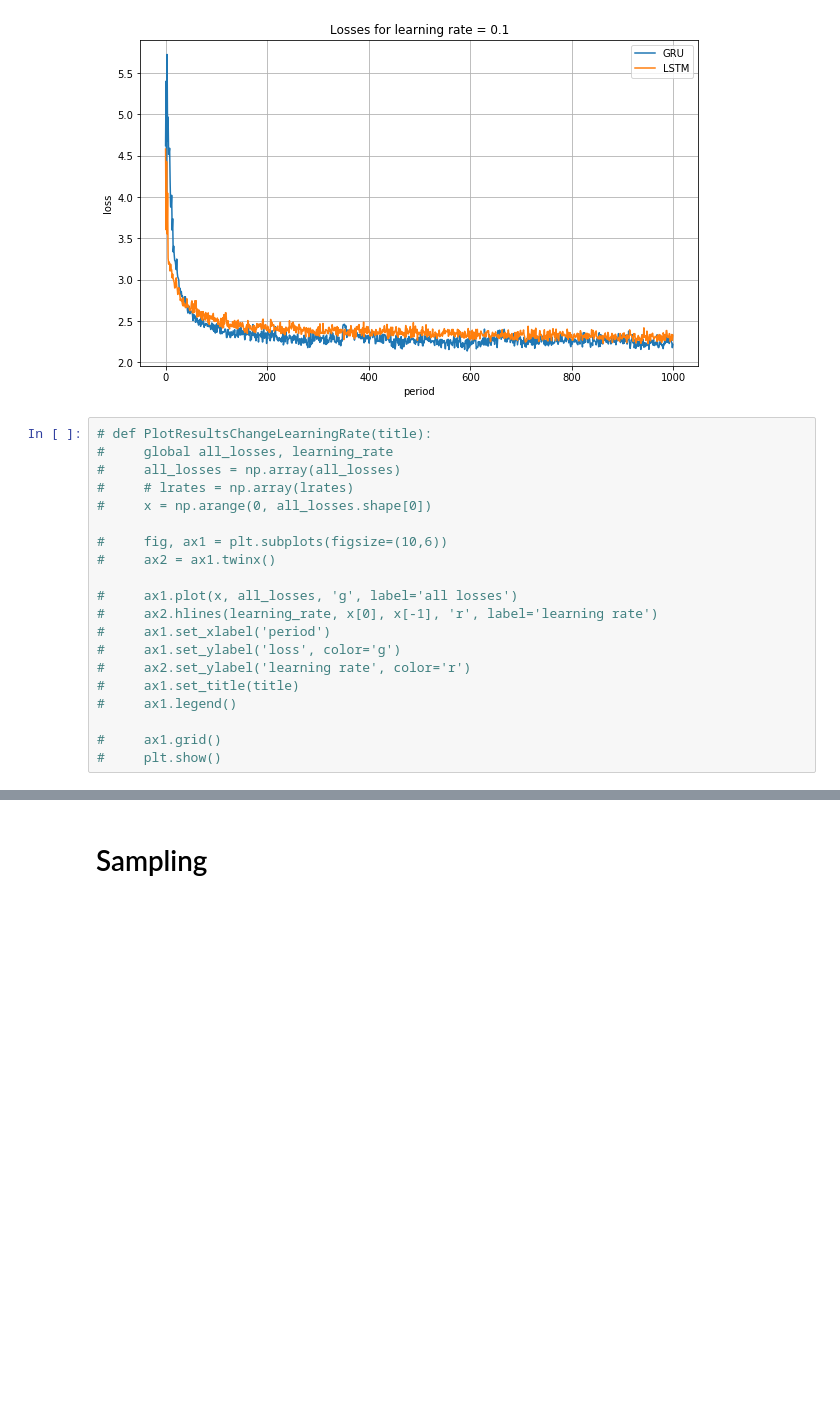
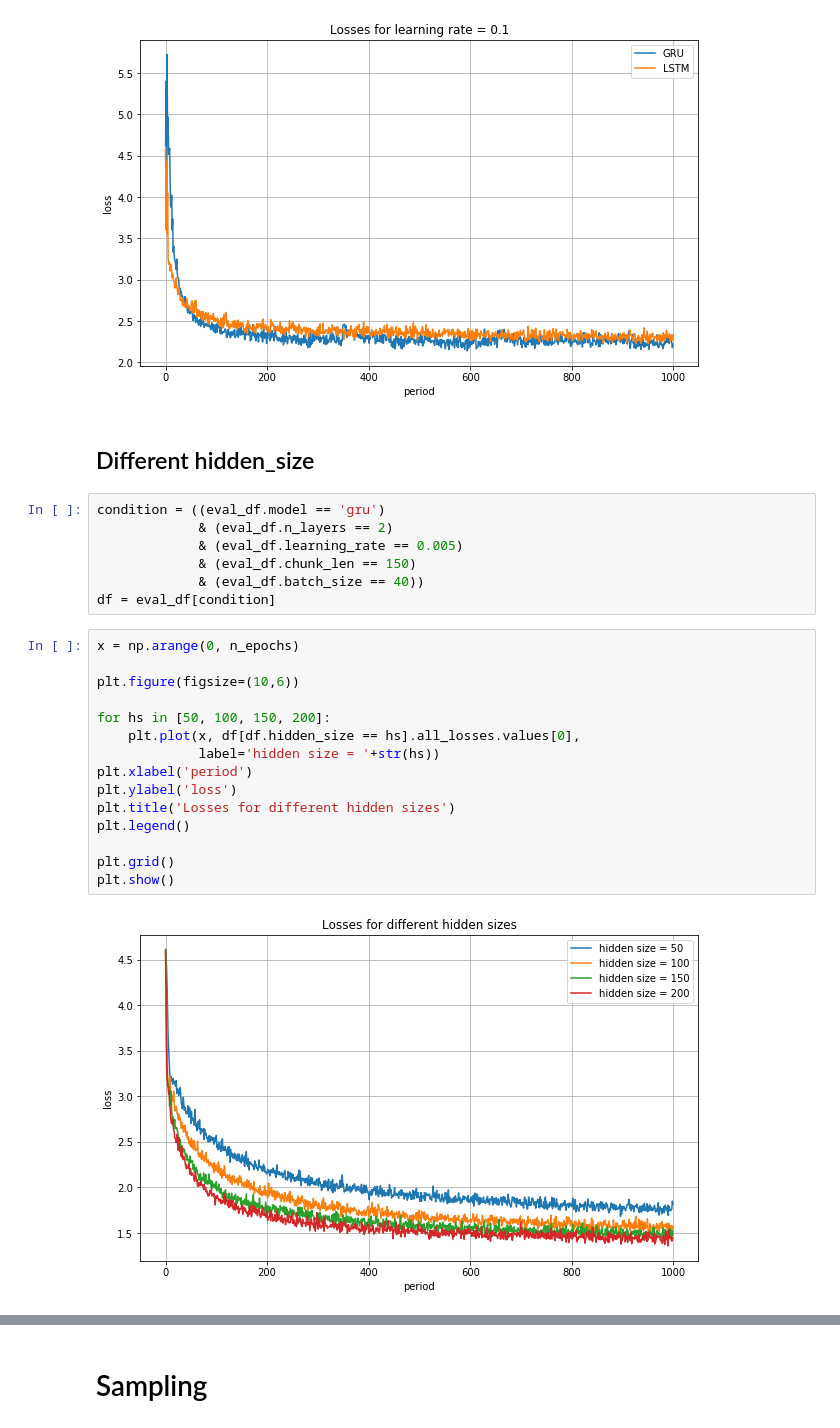
Before and after one commit to mmarinated/pTSAFall2018, a Jupyter notebook: labs/lab8/lab-8-student-mz2476.ipynb, the cells around one changed output, grey strips where cells are left out. Saved outputs shown, nothing was run; the diff lists cells and outputs as text; blank space fills up the shorter version.

```diff
--- a/labs/lab8/lab-8-student-mz2476.ipynb
+++ b/labs/lab8/lab-8-student-mz2476.ipynb
@@ -373,23 +384,29 @@ for lr in [0.005, 0.01, 0.1]:
 [figure]
 [figure]
 [figure]
-# %%
-# def PlotResultsChangeLearningRate(title):
-#     global all_losses, learning_rate
-#     all_losses = np.array(all_losses)
-#     # lrates = np.array(lrates)
-#     x = np.arange(0, all_losses.shape[0])
-
-#     fig, ax1 = plt.subplots(figsize=(10,6))
-#     ax2 = ax1.twinx()
-
-#     ax1.plot(x, all_losses, 'g', label='all losses')
-#     ax2.hlines(learning_rate, x[0], x[-1], 'r', label='learning rate')
-#     ax1.set_xlabel('period')
-#     ax1.set_ylabel('loss', color='g')
-#     ax2.set_ylabel('learning rate', color='r')
-#     ax1.set_title(title)
-#     ax1.legend()
-
-#     ax1.grid()
-#     plt.show()
+# %% [markdown]
+## Different hidden_size
+# %%
+condition = ((eval_df.model == 'gru')
+             & (eval_df.n_layers == 2)
+             & (eval_df.learning_rate == 0.005)
+             & (eval_df.chunk_len == 150)
+             & (eval_df.batch_size == 40))
+df = eval_df[condition]
+# %%
+x = np.arange(0, n_epochs)
+
+plt.figure(figsize=(10,6))
+
+for hs in [50, 100, 150, 200]:
+    plt.plot(x, df[df.hidden_size == hs].all_losses.values[0],
+             label='hidden size = '+str(hs))
+plt.xlabel('period')
+plt.ylabel('loss')
+plt.title('Losses for different hidden sizes')
+plt.legend()
+
+plt.grid()
+plt.show()
+# %% [output]
+[figure, added]
```
Also changed, not shown: parts of 16 cells of this notebook, 1 other file.
